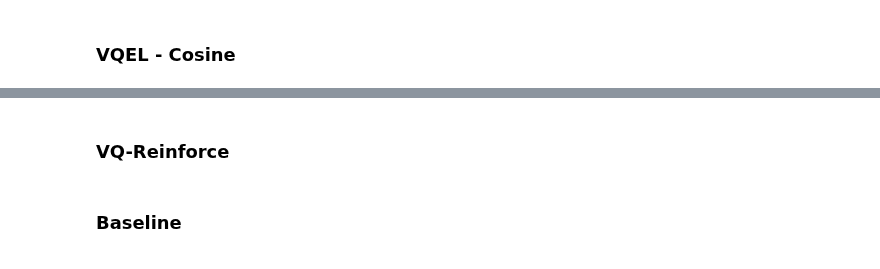
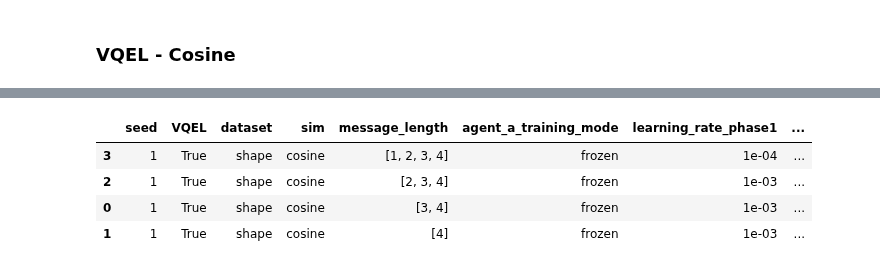
Before and after one commit to MehdiJmlkh/Test-Time-Emergent-Language, a Jupyter notebook: VQTT/results.ipynb, the cells around one changed output, grey strips where cells are left out. Saved outputs shown, nothing was run; the diff lists cells and outputs as text; code cells hidden in the pictures.

```diff
--- a/VQTT/results.ipynb
+++ b/VQTT/results.ipynb
@@ -531,41 +376,9 @@ res[vq_cols]
-# %%
-add_heading(3, "VQEL - Cosine")
-
-res = filter_df({
-    "dataset": "celeba",
-    "sim": "cosine",
-    "VQEL": True,
-    "num_pretrain_epochs": 50,
-    "pretrained_checkpoint_b": "None",
-})
-
-to_html(res[vq_cols_report])
-
-res[vq_cols]
-# %% [markdown]
-### VQ-Reinforce
-# %%
-add_heading(3, "VQ-Reinforce")
-
-res = filter_df({
-    "dataset": "celeba",
-    "VQEL": True,
-    "num_pretrain_epochs": 0
-})
-
-to_html(res[vq_rf_cols_report])
-
-res[vq_rf_cols]
-# %% [markdown]
-### Baseline
-# %%
-add_heading(3, "Baseline")
-
-res = filter_df({
-    "dataset": "celeba",
-    "VQEL": False,
-}).sort_values(by=["contrastive_loss_temperature", "entropy_regularization_factor", "learning_rate"])
-
-to_html(res[bs_cols_report])
-
-res[bs_cols]
+# %%
+final = extract_maxes(res, cols=["agent_a_training_mode", "message_length"])
+final[vq_cols]
+# %% [output]
+|  | seed | VQEL | dataset | sim | message_length | agent_a_training_mode | learning_rate_phase1 | ... |
+| 3 | 1 | True | shape | cosine | [1, 2, 3, 4] | frozen | 1e-04 | ... |
+| 2 | 1 | True | shape | cosine | [2, 3, 4] | frozen | 1e-03 | ... |
+| 0 | 1 | True | shape | cosine | [3, 4] | frozen | 1e-03 | ... |
+| 1 | 1 | True | shape | cosine | [4] | frozen | 1e-03 | ... |
```
Also changed, not shown: parts of 37 cells of this notebook.
